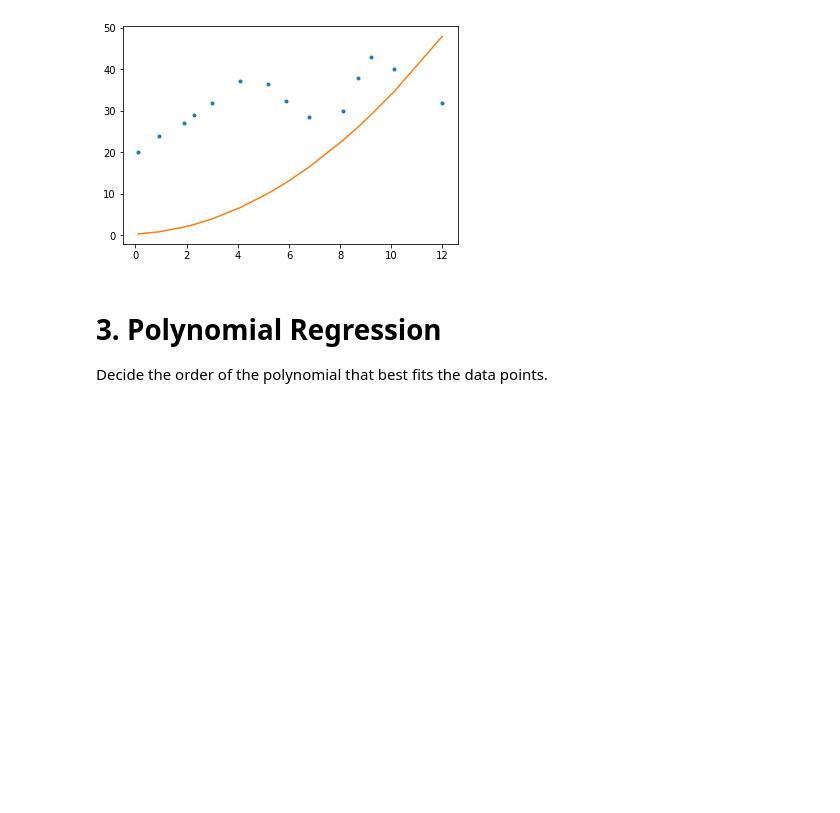
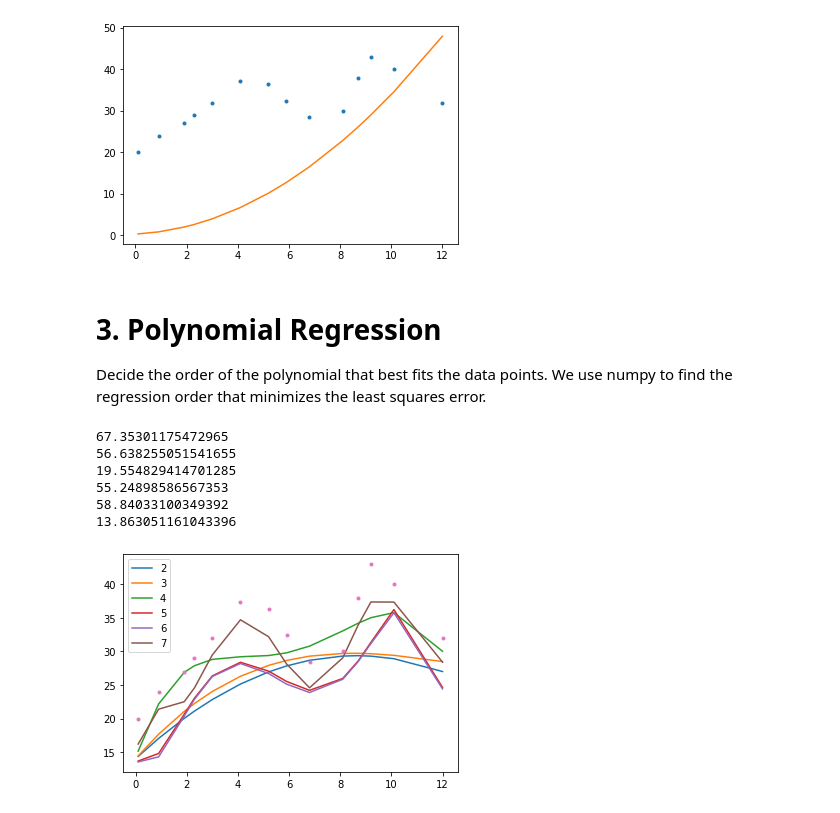
Before and after one commit to andrew15818/110, a Jupyter notebook: spring/optimization/homework/hw3/main.ipynb, the cells around one changed output. Cells and saved outputs as stored; diff of their text form; code cells hidden in the pictures; blank space fills up the shorter version.

Commit message:
Polynomial regression with numpy

```diff
--- a/spring/optimization/homework/hw3/main.ipynb
+++ b/spring/optimization/homework/hw3/main.ipynb
@@ -368,4 +368,30 @@ Best guess: [0.30563728 0.30522321 0.30517381]
 [figure]
 # %% [markdown]
 # 3. Polynomial Regression
-Decide the order of the polynomial that best fits the data points.
+Decide the order of the polynomial that best fits the data points. We use numpy to find the regression order that minimizes the least squares error.
+# %%
+def get_preds(X, Y, cos):
+    exp = cos.shape[0] - 1
+    preds = np.array((X.shape))
+    for i, exp in enumerate(range(exp, 0, -1)):
+        preds = preds +(cos[i] * np.power(X, exp))
+    return preds
+
+
+max_deg = 8
+for deg in range(2, max_deg):
+    coeff = np.polyfit(X, Y, deg)
+    preds = get_preds(X, Y, coeff)
+    plt.plot(X, preds, '-', label=deg)
+    print(error(Y, preds))
+plt.plot(X, Y, '.')
+plt.legend()
+plt.show()
+# %% [output]
+67.35301175472965
+56.638255051541655
+19.554829414701285
+55.24898586567353
+58.84033100349392
+13.863051161043396
+[figure, added]
```
Also changed, not shown: parts of 1 cell of this notebook.
